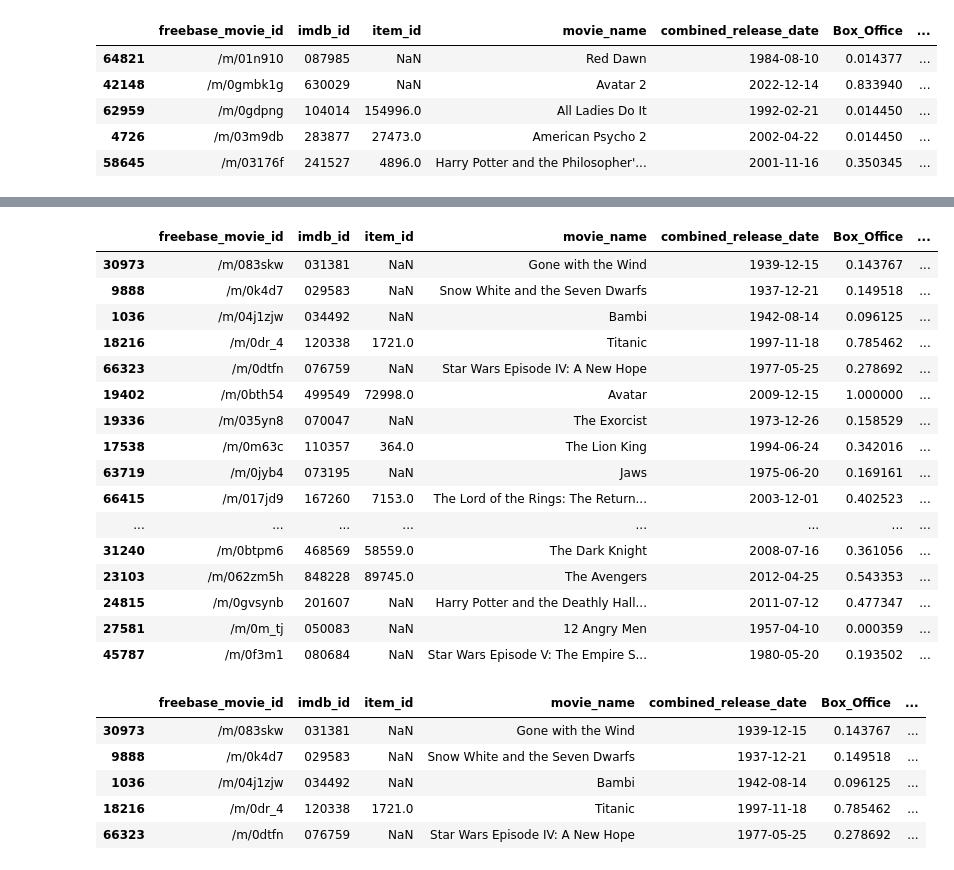
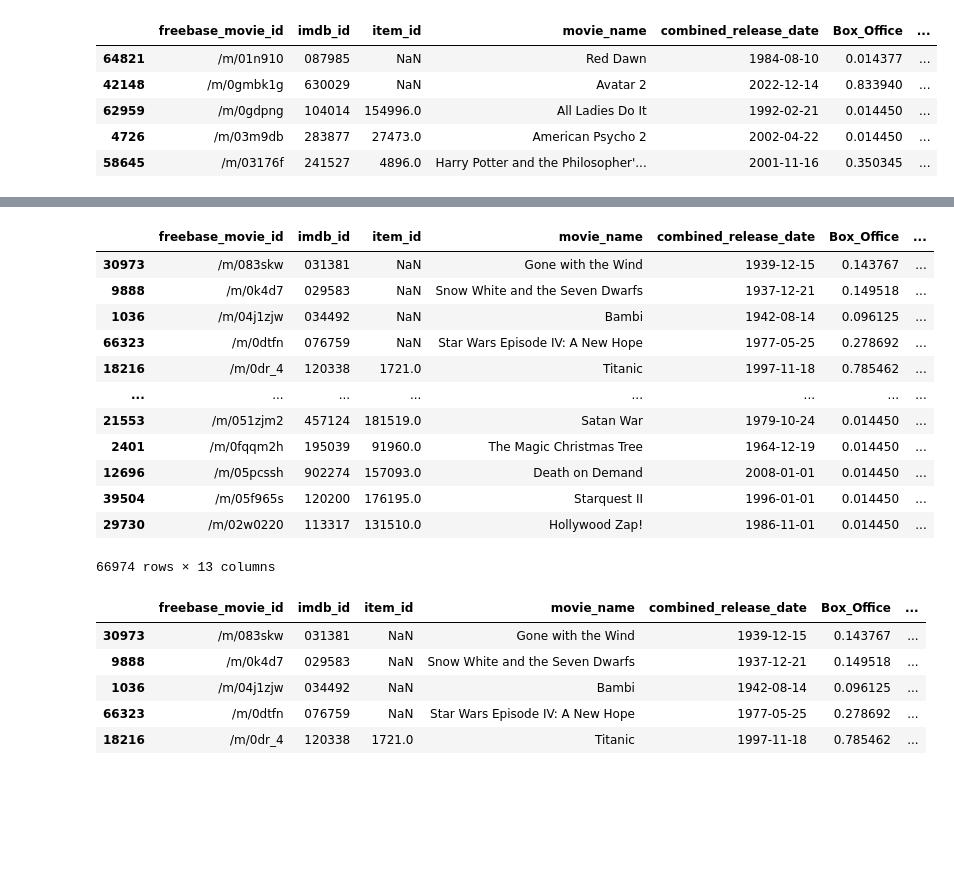
Before and after one commit to epfl-ada/ada-2024-project-gear5, a Jupyter notebook: results.ipynb, the cells around one changed output, grey strips where cells are left out. Saved outputs shown, nothing was run; the diff lists cells and outputs as text; code cells hidden in the pictures; blank space fills up the shorter version.

```diff
--- a/results.ipynb
+++ b/results.ipynb
@@ -418,11 +418,3 @@ Romance Film        9156
 Thriller            8073
 Black-and-white     7977
 Name: count, dtype: int64
-# %%
-# Compute the fame of each movie
-def calculate_genre_popularity(genres):
-    if isinstance(genres, list):
-        return sum(genre_counts.get(genre, 0) for genre in genres) / len(genres)
-    return 0
-data_box_office['genre_popularity'] = data_box_office['movie_genres_final'].apply(calculate_genre_popularity)
-data_box_office.head()
@@ -437,7 +422,7 @@ data_box_office.head()
 # We normalize the columns we are going to use to compute our success metric using a scaler
 from sklearn.preprocessing import MinMaxScaler
 scaler = MinMaxScaler()
-columns_to_normalize = ['avgRating', 'vote_average', 'popularity', 'Box_Office', 'inflation_adjusted_box_office_revenue', 'genre_popularity']
+columns_to_normalize = ['avgRating', 'vote_average', 'popularity', 'Box_Office', 'inflation_adjusted_box_office_revenue']
 data_box_office[columns_to_normalize] = scaler.fit_transform(data_box_office[columns_to_normalize])
 # %%
 # Penalize ratings with low number of votes
@@ -567,10 +506,0 @@ dtype: int64
-# %%
-weights = {
-    'popularity': 10,
-    'inflation_adjusted_box_office_revenue': 8,
-    'sa_score': 3,
-    'rating': 3,
-    'genre_popularity': 2
-}
-data_box_office['success_score'] = data_box_office.apply(lambda row: sum(row[col] * weight for col, weight in weights.items()), axis=1)
-data_box_office.head()
@@ -584,21 +507,19 @@ data_box_office.head()
 # %%
+# Compute the success score on our dataframe
+data_box_office = success(data_box_office)
 best_succes_movies = data_box_office.sort_values(by='success_score', ascending=False)
-best_succes_movies.head(20)
+best_succes_movies
 # %% [output]
 |  | freebase_movie_id | imdb_id | item_id | movie_name | combined_release_date | Box_Office | ... |
 | 30973 | /m/083skw | 031381 | NaN | Gone with the Wind | 1939-12-15 | 0.143767 | ... |
 | 9888 | /m/0k4d7 | 029583 | NaN | Snow White and the Seven Dwarfs | 1937-12-21 | 0.149518 | ... |
 | 1036 | /m/04j1zjw | 034492 | NaN | Bambi | 1942-08-14 | 0.096125 | ... |
+| 66323 | /m/0dtfn | 076759 | NaN | Star Wars Episode IV: A New Hope | 1977-05-25 | 0.278692 | ... |
 | 18216 | /m/0dr_4 | 120338 | 1721.0 | Titanic | 1997-11-18 | 0.785462 | ... |
-| 66323 | /m/0dtfn | 076759 | NaN | Star Wars Episode IV: A New Hope | 1977-05-25 | 0.278692 | ... |
-| 19402 | /m/0bth54 | 499549 | 72998.0 | Avatar | 2009-12-15 | 1.000000 | ... |
-| 19336 | /m/035yn8 | 070047 | NaN | The Exorcist | 1973-12-26 | 0.158529 | ... |
-| 17538 | /m/0m63c | 110357 | 364.0 | The Lion King | 1994-06-24 | 0.342016 | ... |
-| 63719 | /m/0jyb4 | 073195 | NaN | Jaws | 1975-06-20 | 0.169161 | ... |
-| 66415 | /m/017jd9 | 167260 | 7153.0 | The Lord of the Rings: The Return... | 2003-12-01 | 0.402523 | ... |
 | ... | ... | ... | ... | ... | ... | ... | ... |
-| 31240 | /m/0btpm6 | 468569 | 58559.0 | The Dark Knight | 2008-07-16 | 0.361056 | ... |
-| 23103 | /m/062zm5h | 848228 | 89745.0 | The Avengers | 2012-04-25 | 0.543353 | ... |
-| 24815 | /m/0gvsynb | 201607 | NaN | Harry Potter and the Deathly Hall... | 2011-07-12 | 0.477347 | ... |
-| 27581 | /m/0m_tj | 050083 | NaN | 12 Angry Men | 1957-04-10 | 0.000359 | ... |
-| 45787 | /m/0f3m1 | 080684 | NaN | Star Wars Episode V: The Empire S... | 1980-05-20 | 0.193502 | ... |
+| 21553 | /m/051zjm2 | 457124 | 181519.0 | Satan War | 1979-10-24 | 0.014450 | ... |
+| 2401 | /m/0fqqm2h | 195039 | 91960.0 | The Magic Christmas Tree | 1964-12-19 | 0.014450 | ... |
+| 12696 | /m/05pcssh | 902274 | 157093.0 | Death on Demand | 2008-01-01 | 0.014450 | ... |
+| 39504 | /m/05f965s | 120200 | 176195.0 | Starquest II | 1996-01-01 | 0.014450 | ... |
+| 29730 | /m/02w0220 | 113317 | 131510.0 | Hollywood Zap! | 1986-11-01 | 0.014450 | ... |
+66974 rows × 13 columns
@@ -616,8 +534,8 @@ best_succes_movies.head()
 | 30973 | /m/083skw | 031381 | NaN | Gone with the Wind | 1939-12-15 | 0.143767 | ... |
 | 9888 | /m/0k4d7 | 029583 | NaN | Snow White and the Seven Dwarfs | 1937-12-21 | 0.149518 | ... |
 | 1036 | /m/04j1zjw | 034492 | NaN | Bambi | 1942-08-14 | 0.096125 | ... |
+| 66323 | /m/0dtfn | 076759 | NaN | Star Wars Episode IV: A New Hope | 1977-05-25 | 0.278692 | ... |
 | 18216 | /m/0dr_4 | 120338 | 1721.0 | Titanic | 1997-11-18 | 0.785462 | ... |
-| 66323 | /m/0dtfn | 076759 | NaN | Star Wars Episode IV: A New Hope | 1977-05-25 | 0.278692 | ... |
 # %%
 import matplotlib.pyplot as plt
 
```
Also changed, not shown: parts of 15 cells of this notebook, 1 other file.
